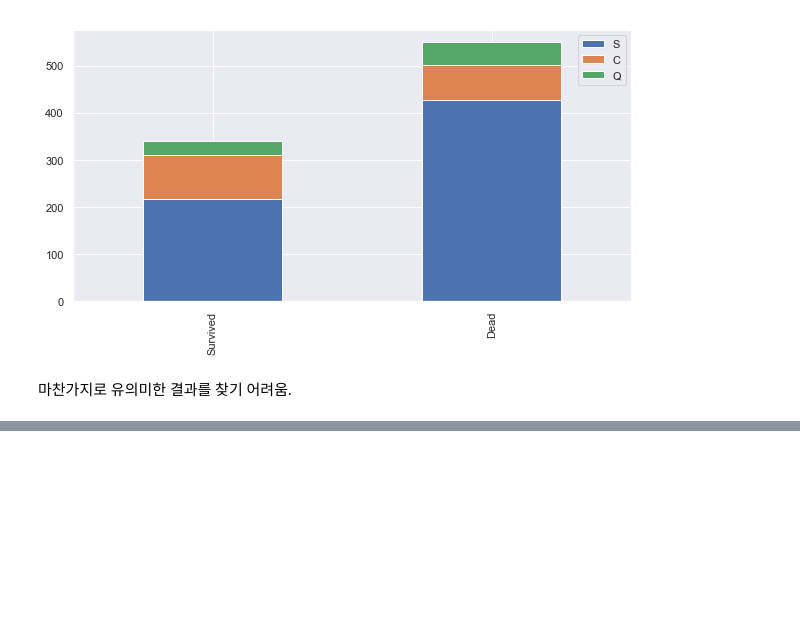
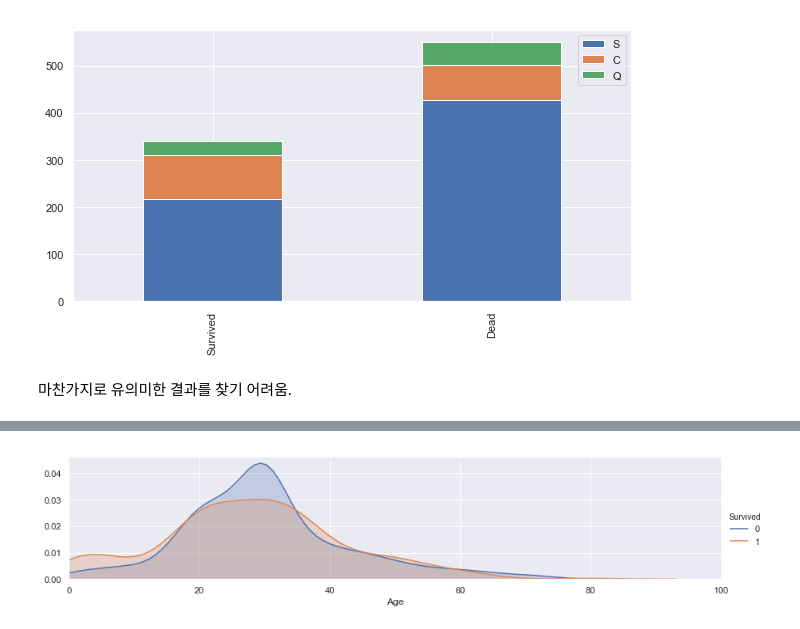
Before and after one commit to hyunwoongko/titanic, a Jupyter notebook: src/solution.ipynb, the cells around one changed output, grey strips where cells are left out. Drawn from its saved outputs; the diff is of its cells as text; code cells hidden in the pictures; blank space fills up the shorter version.

```diff
--- a/src/solution.ipynb
+++ b/src/solution.ipynb
@@ -193,0 +340,5 @@ bar_chart('Embarked')
+# %%
+age_chart(0, 100)
+# 전체 승객 출력
+# %% [output]
+[figure, added]
```
Also changed, not shown: parts of 51 cells of this notebook.
